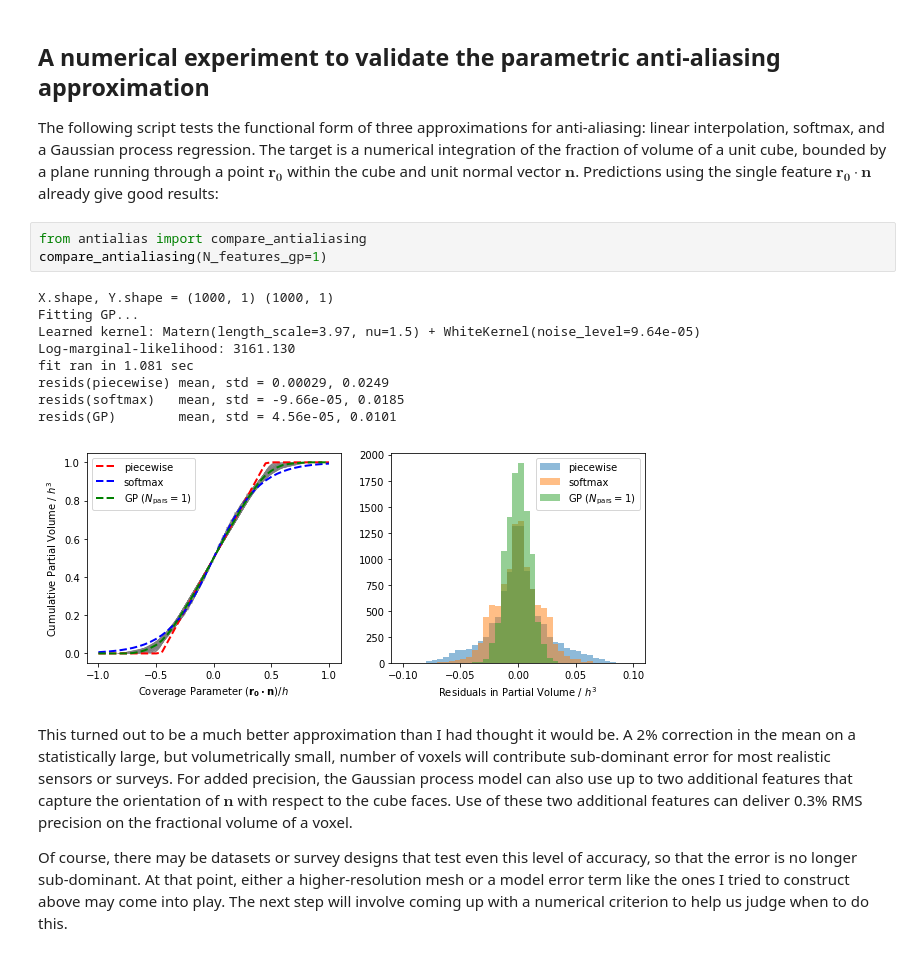
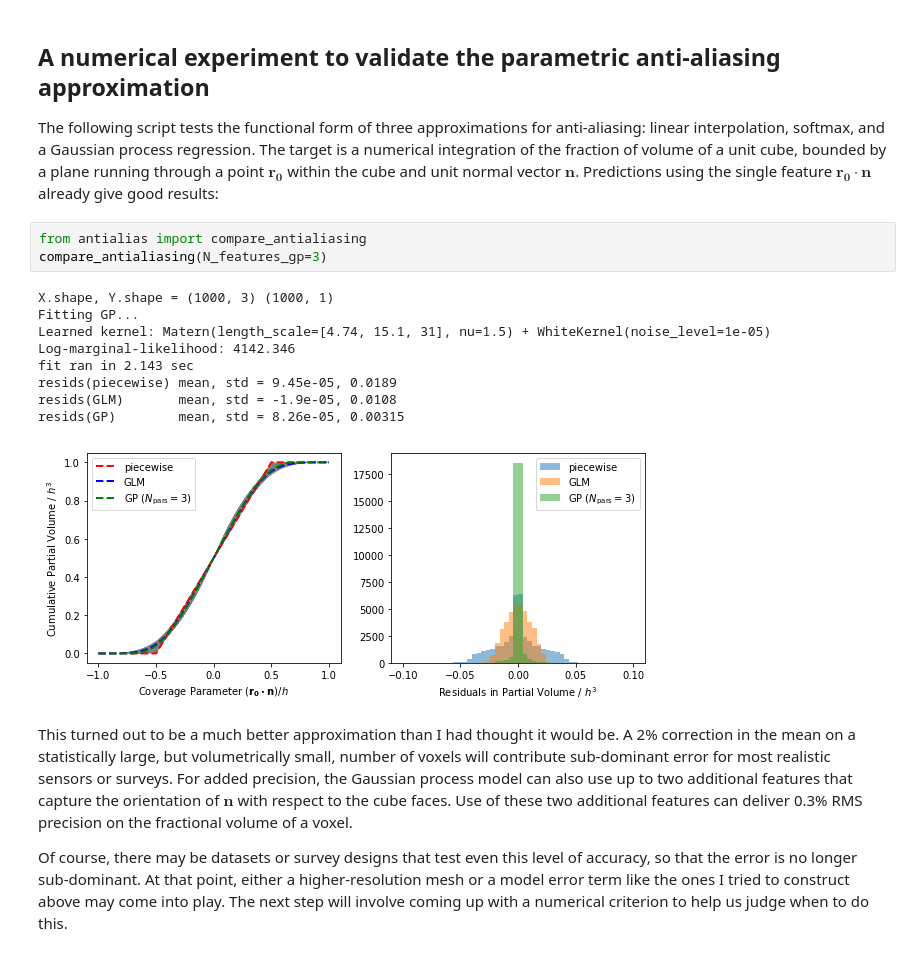
Before and after one commit to rscalzo/blockworlds, a Jupyter notebook: blockworlds/blockworlds.ipynb, the cells around one changed output. Drawn from its saved outputs; the diff is of its cells as text.

```diff
--- a/blockworlds/blockworlds.ipynb
+++ b/blockworlds/blockworlds.ipynb
@@ -538,17 +541,17 @@ One downside of this solution is that it needs to be implemented at the level of
 The following script tests the functional form of three approximations for anti-aliasing:  linear interpolation, softmax, and a Gaussian process regression.  The target is a numerical integration of the fraction of volume of a unit cube, bounded by a plane running through a point $\mathbf{r_0}$ within the cube and unit normal vector $\mathbf{n}$.  Predictions using the single feature $\mathbf{r_0 \cdot n}$ already give good results:
 # %%
 from antialias import compare_antialiasing
-compare_antialiasing(N_features_gp=1)
+compare_antialiasing(N_features_gp=3)
 # %% [output]
-X.shape, Y.shape = (1000, 1) (1000, 1)
+X.shape, Y.shape = (1000, 3) (1000, 1)
 Fitting GP...
-Learned kernel: Matern(length_scale=3.97, nu=1.5) + WhiteKernel(noise_level=9.64e-05)
-Log-marginal-likelihood: 3161.130
-fit ran in 1.081 sec
-resids(piecewise) mean, std = 0.00029, 0.0249
-resids(softmax)   mean, std = -9.66e-05, 0.0185
-resids(GP)        mean, std = 4.56e-05, 0.0101
+Learned kernel: Matern(length_scale=[4.74, 15.1, 31], nu=1.5) + WhiteKernel(noise_level=1e-05)
+Log-marginal-likelihood: 4142.346
+fit ran in 2.143 sec
+resids(piecewise) mean, std = 9.45e-05, 0.0189
+resids(GLM)       mean, std = -1.9e-05, 0.0108
+resids(GP)        mean, std = 8.26e-05, 0.00315
-[figure, old version]
+[figure, new version]
 # %% [markdown]
 This turned out to be a much better approximation than I had thought it would be.  A 2% correction in the mean on a statistically large, but volumetrically small, number of voxels will contribute sub-dominant error for most realistic sensors or surveys.  For added precision, the Gaussian process model can also use up to two additional features that capture the orientation of $\mathbf{n}$ with respect to the cube faces.  Use of these two additional features can deliver 0.3% RMS precision on the fractional volume of a voxel.
 
```
Also changed, not shown: parts of 25 cells of this notebook.
